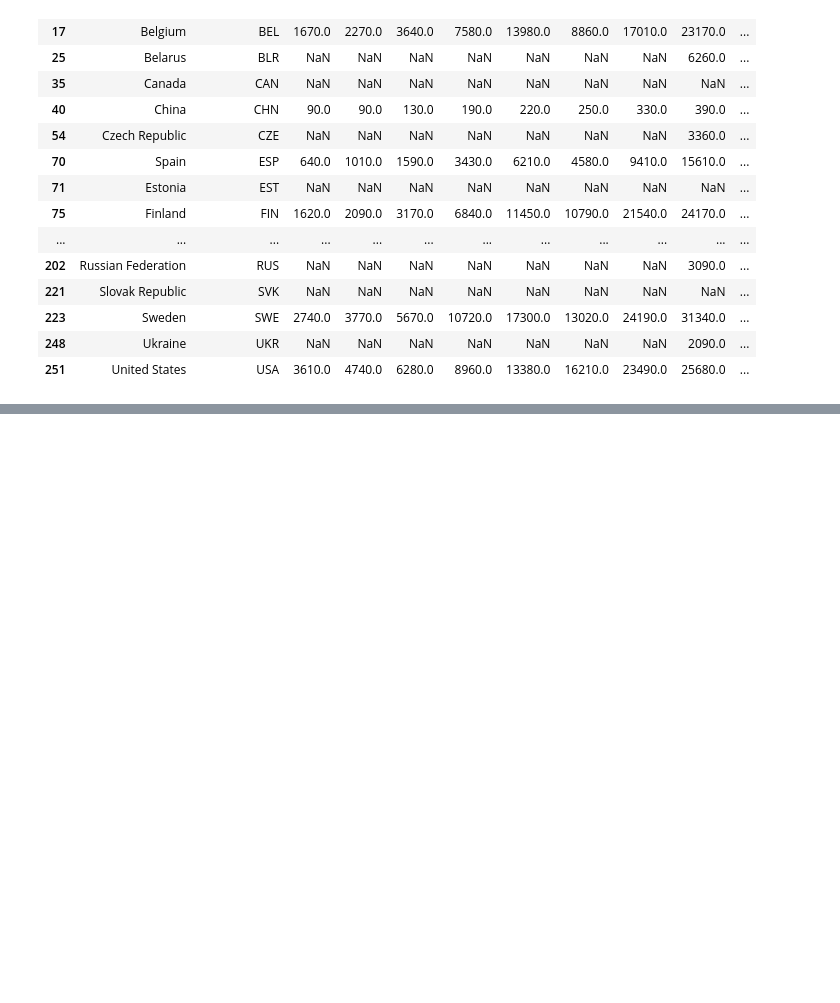
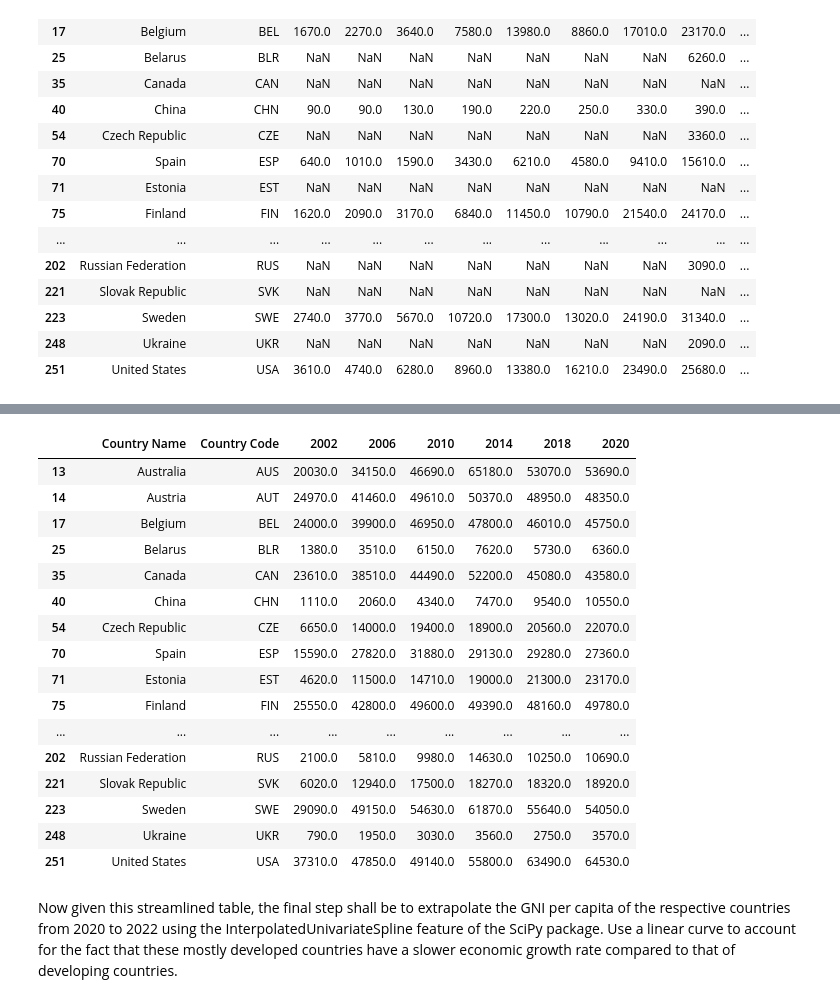
Before and after one commit to jchatterjee/nycdsa_python_project, a Jupyter notebook: JChatterjee Python Project.ipynb, the cells around one changed output, grey strips where cells are left out. Saved outputs shown, nothing was run; the diff lists cells and outputs as text; code cells hidden in the pictures; blank space fills up the shorter version.

Commit message:
GNI per capita data cleaned
GNI per capita data limited to that which reliable figures are available (2002 - 2020) and extrapolated to 2022 to match with the Olympiads up until Beijing 2022.

```diff
--- a/JChatterjee Python Project.ipynb
+++ b/JChatterjee Python Project.ipynb
@@ -169,0 +175,30 @@ WB_GNI_per_capita
+# %%
+# Trimmed down year list
+year_list = ['2002', '2006', '2010', '2014', '2018', '2020']
+
+# Limit list only to countries with reliable data as explained above
+GNI_per_capita = WB_GNI_per_capita[WB_country_list + year_list].loc[
+    (WB_GNI_per_capita['Country Code'] != 'LIE') &
+    (WB_GNI_per_capita['Country Code'] != 'PRK')]
+# %%
+GNI_per_capita
+# %% [output]
+|  | Country Name | Country Code | 2002 | 2006 | 2010 | 2014 | 2018 | 2020 |
+| 13 | Australia | AUS | 20030.0 | 34150.0 | 46690.0 | 65180.0 | 53070.0 | 53690.0 |
+| 14 | Austria | AUT | 24970.0 | 41460.0 | 49610.0 | 50370.0 | 48950.0 | 48350.0 |
+| 17 | Belgium | BEL | 24000.0 | 39900.0 | 46950.0 | 47800.0 | 46010.0 | 45750.0 |
+| 25 | Belarus | BLR | 1380.0 | 3510.0 | 6150.0 | 7620.0 | 5730.0 | 6360.0 |
+| 35 | Canada | CAN | 23610.0 | 38510.0 | 44490.0 | 52200.0 | 45080.0 | 43580.0 |
+| 40 | China | CHN | 1110.0 | 2060.0 | 4340.0 | 7470.0 | 9540.0 | 10550.0 |
+| 54 | Czech Republic | CZE | 6650.0 | 14000.0 | 19400.0 | 18900.0 | 20560.0 | 22070.0 |
+| 70 | Spain | ESP | 15590.0 | 27820.0 | 31880.0 | 29130.0 | 29280.0 | 27360.0 |
+| 71 | Estonia | EST | 4620.0 | 11500.0 | 14710.0 | 19000.0 | 21300.0 | 23170.0 |
+| 75 | Finland | FIN | 25550.0 | 42800.0 | 49600.0 | 49390.0 | 48160.0 | 49780.0 |
+| ... | ... | ... | ... | ... | ... | ... | ... | ... |
+| 202 | Russian Federation | RUS | 2100.0 | 5810.0 | 9980.0 | 14630.0 | 10250.0 | 10690.0 |
+| 221 | Slovak Republic | SVK | 6020.0 | 12940.0 | 17500.0 | 18270.0 | 18320.0 | 18920.0 |
+| 223 | Sweden | SWE | 29090.0 | 49150.0 | 54630.0 | 61870.0 | 55640.0 | 54050.0 |
+| 248 | Ukraine | UKR | 790.0 | 1950.0 | 3030.0 | 3560.0 | 2750.0 | 3570.0 |
+| 251 | United States | USA | 37310.0 | 47850.0 | 49140.0 | 55800.0 | 63490.0 | 64530.0 |
+# %% [markdown]
+Now given this streamlined table, the final step shall be to extrapolate the GNI per capita of the respective countries from 2020 to 2022 using the InterpolatedUnivariateSpline feature of the SciPy package. Use a linear curve to account for the fact that these mostly developed countries have a slower economic growth rate compared to that of developing countries.
```
Also changed, not shown: parts of 4 cells of this notebook.
